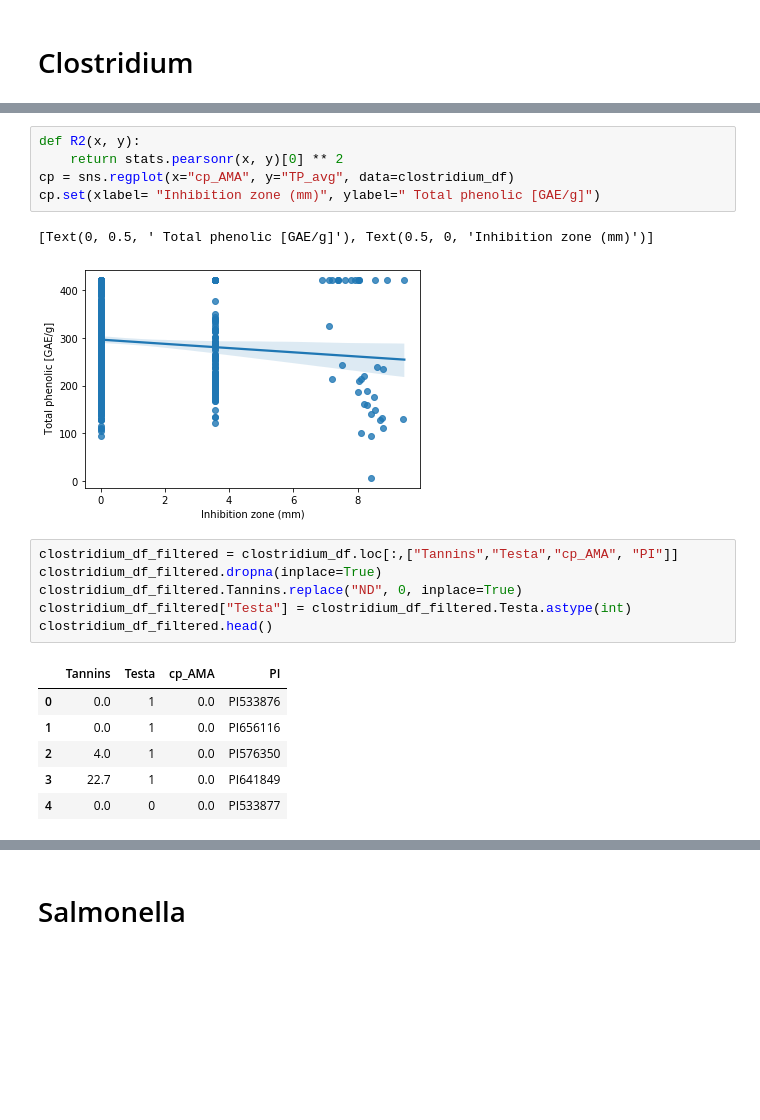
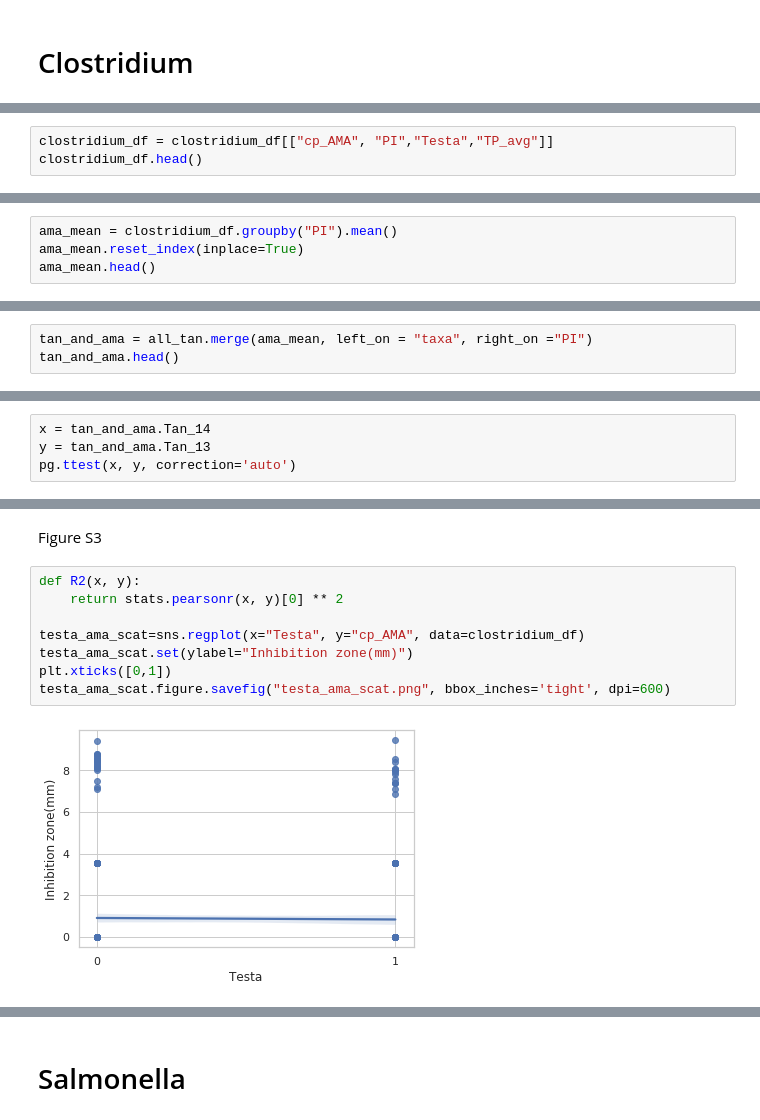
Before and after one commit to lkshiel/ACRE, a Jupyter notebook: notebooks/ACRE1.ipynb, the cells around one changed output, grey strips where cells are left out. Saved outputs shown, nothing was run; the diff lists cells and outputs as text; blank space fills up the shorter version.

```diff
--- a/notebooks/ACRE1.ipynb
+++ b/notebooks/ACRE1.ipynb
@@ -20,3 +85,6 @@ clostridium_df.head()
 | 2 | 2 | p0102-M1 | >420.000 | >420.000 | 420.0000 | 0 | 0.0 | PI576350 | Kafir-Caudatum | ... |
 | 3 | 3 | p0102-M2 | >420.000 | >420.000 | 420.0000 | 0 | 0.0 | PI641849 | NaN | ... |
 | 4 | 4 | p0103-M2 | 413.011 | 414.75 | 413.8805 | 0 | 0.0 | PI533877 | Caudatum | ... |
+# %%
+clostridium_df = clostridium_df[["cp_AMA", "PI","Testa","TP_avg"]]
+clostridium_df.head()
@@ -22,0 +98,4 @@ clostridium_df.head()
+# %%
+ama_mean = clostridium_df.groupby("PI").mean()
+ama_mean.reset_index(inplace=True)
+ama_mean.head()
@@ -22,0 +109,3 @@ clostridium_df.head()
+# %%
+tan_and_ama = all_tan.merge(ama_mean, left_on = "taxa", right_on ="PI")
+tan_and_ama.head()
@@ -22,0 +121,4 @@ clostridium_df.head()
+# %%
+x = tan_and_ama.Tan_14
+y = tan_and_ama.Tan_13
+pg.ttest(x, y, correction='auto')
@@ -23,21 +217,12 @@ clostridium_df.head()
+# %% [markdown]
+Figure S3
 # %%
 def R2(x, y):
     return stats.pearsonr(x, y)[0] ** 2
-cp = sns.regplot(x="cp_AMA", y="TP_avg", data=clostridium_df)
-cp.set(xlabel= "Inhibition zone (mm)", ylabel=" Total phenolic [GAE/g]")
+
+testa_ama_scat=sns.regplot(x="Testa", y="cp_AMA", data=clostridium_df)
+testa_ama_scat.set(ylabel="Inhibition zone(mm)")
+plt.xticks([0,1])
+testa_ama_scat.figure.savefig("testa_ama_scat.png", bbox_inches='tight', dpi=600)
 # %% [output]
-[Text(0, 0.5, ' Total phenolic [GAE/g]'), Text(0.5, 0, 'Inhibition zone (mm)')]
-[figure, old version]
+[figure, new version]
-# %%
-clostridium_df_filtered = clostridium_df.loc[:,["Tannins","Testa","cp_AMA", "PI"]]
-clostridium_df_filtered.dropna(inplace=True)
-clostridium_df_filtered.Tannins.replace("ND", 0, inplace=True)
-clostridium_df_filtered["Testa"] = clostridium_df_filtered.Testa.astype(int)
-clostridium_df_filtered.head()
-# %% [output]
-|  | Tannins | Testa | cp_AMA | PI |
-| 0 | 0.0 | 1 | 0.0 | PI533876 |
-| 1 | 0.0 | 1 | 0.0 | PI656116 |
-| 2 | 4.0 | 1 | 0.0 | PI576350 |
-| 3 | 22.7 | 1 | 0.0 | PI641849 |
-| 4 | 0.0 | 0 | 0.0 | PI533877 |
```
Also changed, not shown: parts of 58 cells of this notebook, 3 other files.
